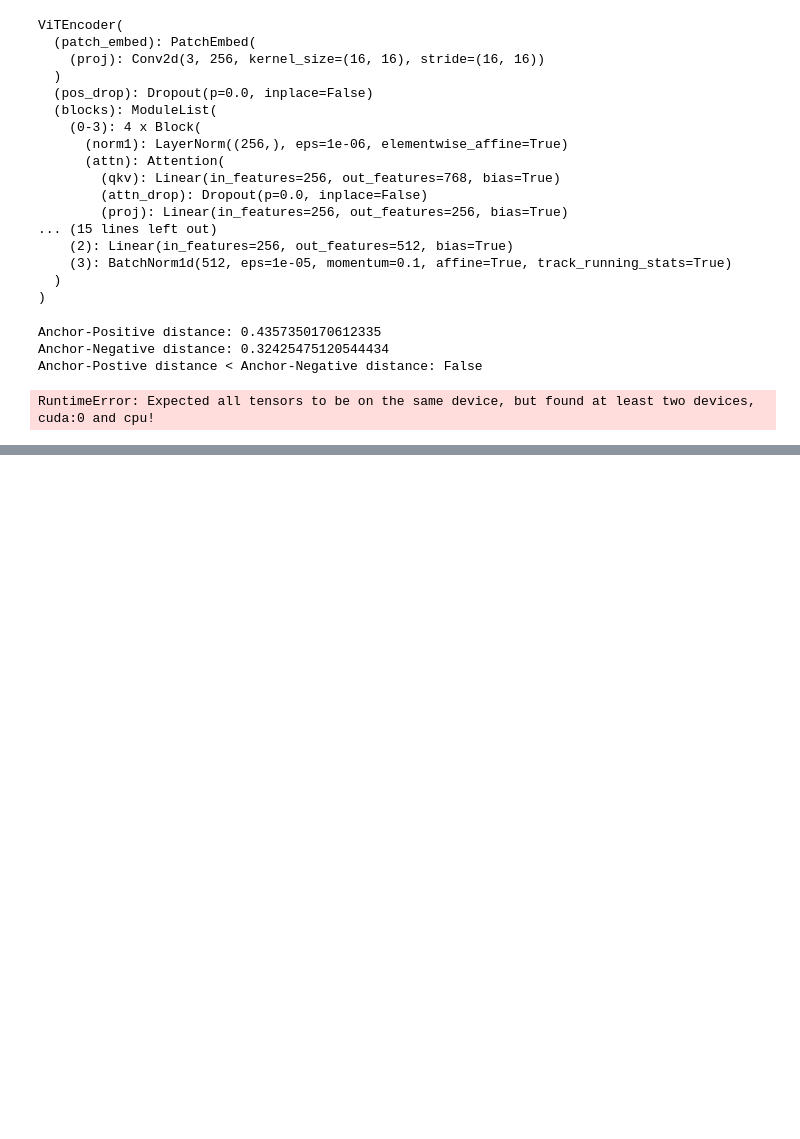
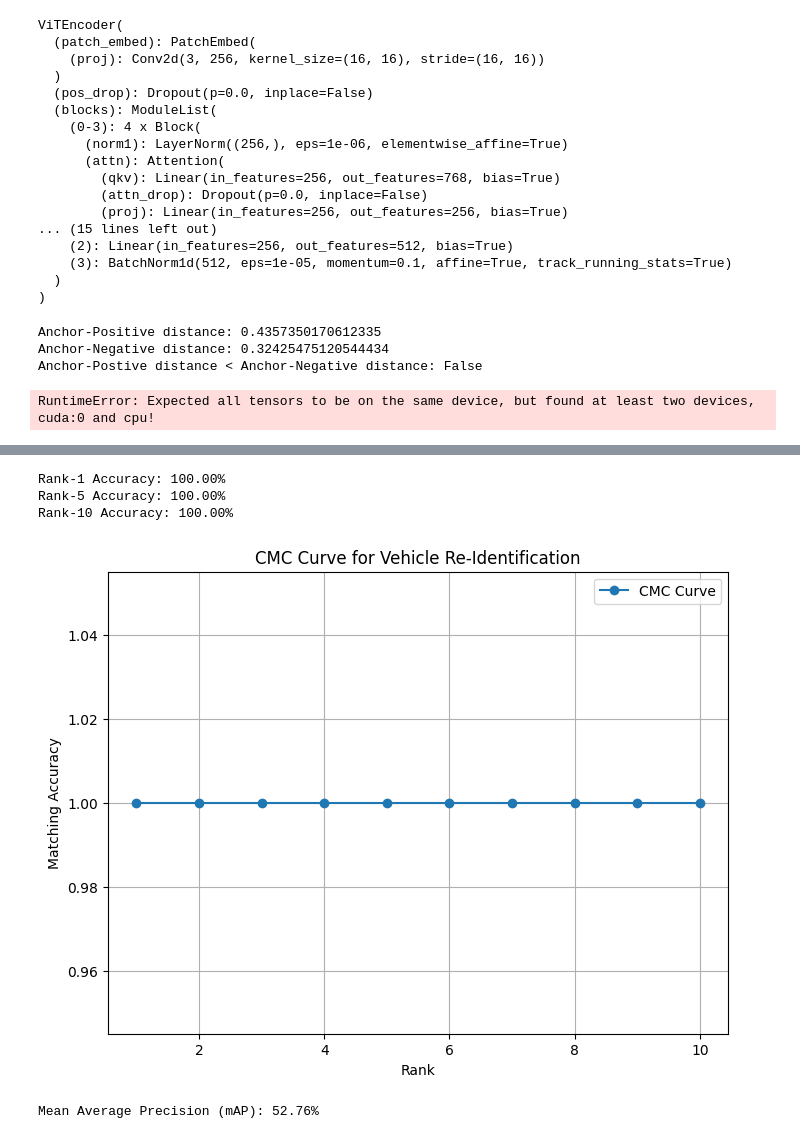
Before and after one commit to AbinashChetia/vehicle_reid, a Jupyter notebook: exp.ipynb, the cells around one changed output, grey strips where cells are left out. Saved outputs shown, nothing was run; the diff lists cells and outputs as text; code cells hidden in the pictures; blank space fills up the shorter version.

```diff
--- a/exp.ipynb
+++ b/exp.ipynb
@@ -250,0 +321,75 @@ RuntimeError: Expected all tensors to be on the same device, but found at least
+# %%
+def compute_cmc(similarity_matrix, query_ids, gallery_ids, max_rank=10):
+    """Computes CMC Curve & Rank-N Accuracy"""
+    num_queries = len(query_ids)
+    cmc_curve = np.zeros(max_rank)
+
+    for i in range(num_queries):
+        # Sort gallery images by similarity score
+        sorted_indices = np.argsort(similarity_matrix[i])[::-1]
+
+        # Get ranked list of predicted IDs
+        ranked_vehicle_ids = gallery_ids[sorted_indices]
+
+        # Find rank of the first correct match
+        correct_match_ranks = np.where(ranked_vehicle_ids == query_ids[i])[0]
+
+        if len(correct_match_ranks) > 0:
+            first_correct_rank = correct_match_ranks[0]
+            cmc_curve[first_correct_rank:] += 1  # Increment all ranks ≥ first match
+
+    cmc_curve /= num_queries  # Normalize
+
+    # Rank-N Metrics
+    rank_1 = cmc_curve[0] * 100
+    rank_5 = cmc_curve[4] * 100 if max_rank >= 5 else None
+    rank_10 = cmc_curve[9] * 100 if max_rank >= 10 else None
+
+    return cmc_curve, rank_1, rank_5, rank_10
+
+cmc_curve, rank_1, rank_5, rank_10 = compute_cmc(similarity_matrix, query_ids, gallery_ids)
+
+print(f"Rank-1 Accuracy: {rank_1:.2f}%")
+print(f"Rank-5 Accuracy: {rank_5:.2f}%" if rank_5 else "")
+print(f"Rank-10 Accuracy: {rank_10:.2f}%" if rank_10 else "")
+# %% [output]
+Rank-1 Accuracy: 100.00%
+Rank-5 Accuracy: 100.00%
+Rank-10 Accuracy: 100.00%
+# %%
+ranks = np.arange(1, len(cmc_curve) + 1)
+
+plt.figure(figsize=(8, 6))
+plt.plot(ranks, cmc_curve, marker="o", linestyle="-", label="CMC Curve")
+plt.xlabel("Rank")
+plt.ylabel("Matching Accuracy")
+plt.title("CMC Curve for Vehicle Re-Identification")
+plt.legend()
+plt.grid()
+plt.show()
+# %% [output]
+[figure, added]
+# %%
+def compute_map(similarity_matrix, query_ids, gallery_ids):
+    """Computes mean Average Precision (mAP)"""
+    num_queries = len(query_ids)
+    average_precisions = []
+
+    for i in range(num_queries):
+        # Sort gallery images by similarity score
+        sorted_indices = np.argsort(similarity_matrix[i])[::-1]
+
+        # Get binary relevance vector (1 if correct, 0 otherwise)
+        relevance = (gallery_ids[sorted_indices] == query_ids[i]).astype(int)
+
+        # Compute Average Precision (AP)
+        if relevance.sum() > 0:
+            ap = average_precision_score(relevance, similarity_matrix[i, sorted_indices])
+            average_precisions.append(ap)
+
+    return np.mean(average_precisions)
+
+map_score = compute_map(similarity_matrix, query_ids, gallery_ids)
+print(f"Mean Average Precision (mAP): {map_score * 100:.2f}%")
+# %% [output]
+Mean Average Precision (mAP): 52.76%
```
Also changed, not shown: parts of 6 cells of this notebook.
